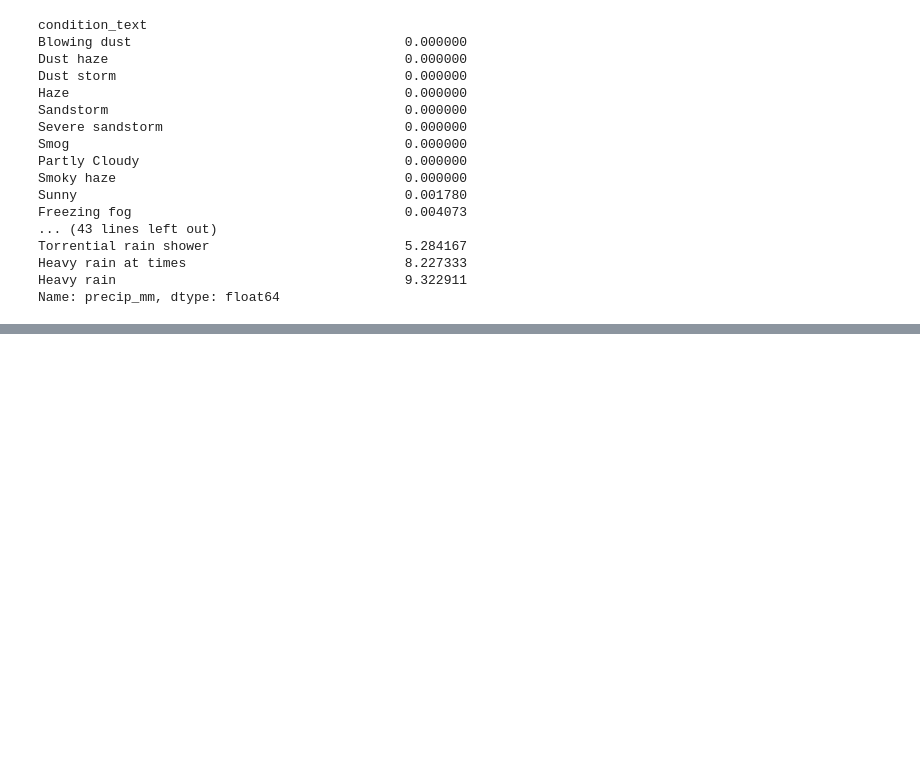
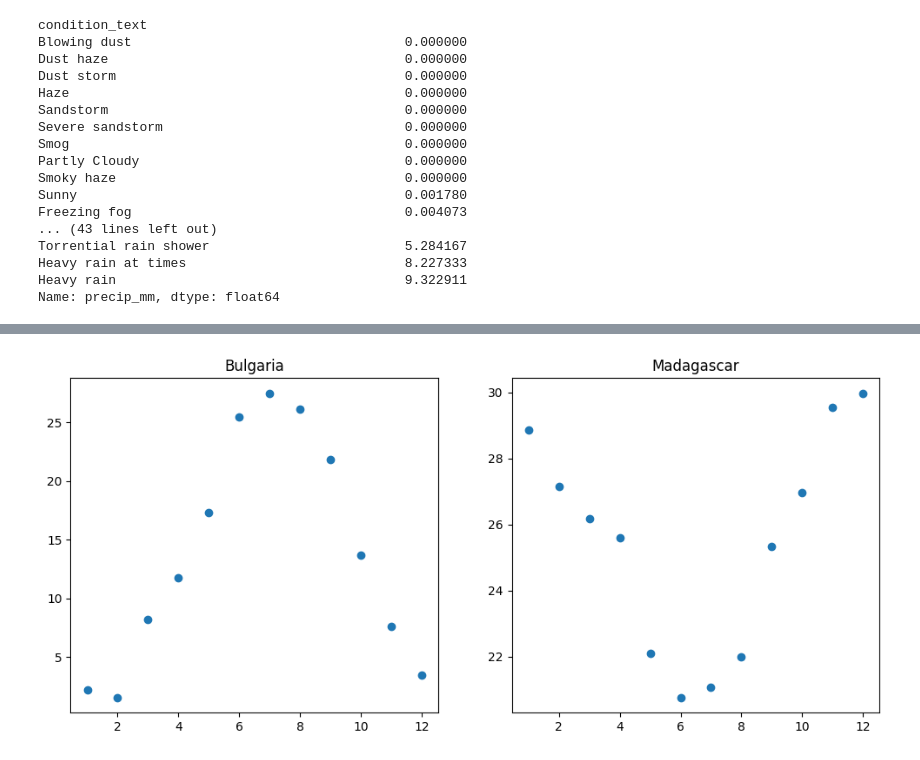
Before and after one commit to d017/PMA-assessment, a Jupyter notebook: src/notebooks/overview.ipynb, the cells around one changed output, grey strips where cells are left out. Drawn from its saved outputs; the diff is of its cells as text; code cells hidden in the pictures; blank space fills up the shorter version.

```diff
--- a/src/overview.ipynb
+++ b/src/notebooks/overview.ipynb
@@ -3,7 +3,7 @@ import pandas as pd
 import numpy as np
 import seaborn as sns
 import matplotlib.pyplot as plt
-filepath = "./data/GlobalWeatherRepository.csv"
+filepath = "../data/GlobalWeatherRepository.csv"
 # %%
 df = pd.read_csv(filepath)
 df.head()
@@ -177,3 +177,12 @@ Torrential rain shower                         5.284167
 Heavy rain at times                            8.227333
 Heavy rain                                     9.322911
 Name: precip_mm, dtype: float64
+# %%
+df['last_updated'] = pd.to_datetime(df['last_updated'])
+df = df.set_index('last_updated').sort_index()
+
+df['hour'] = df.index.hour
+df['day'] = df.index.day
+df['month'] = df.index.month
+df['dayofweek'] = df.index.dayofweek
+df['year'] = df.index.year
@@ -179,0 +209,14 @@ Name: precip_mm, dtype: float64
+# %%
+fig, axes = plt.subplots(1, 2, figsize=(12, 5))
+
+bulg_avgs = df[df["country"] == "Bulgaria"].groupby("month")["temperature_celsius"].mean()
+axes[0].scatter(bulg_avgs.index, bulg_avgs.values)
+axes[0].set_title("Bulgaria")
+
+mad_avgs = df[df["country"] == "Madagascar"].groupby("month")["temperature_celsius"].mean()
+axes[1].scatter(mad_avgs.index, mad_avgs.values)
+axes[1].set_title("Madagascar")
+
+plt.show()
+# %% [output]
+[figure, added]
```
Also changed, not shown: parts of 3 cells of this notebook, 2 other files.
